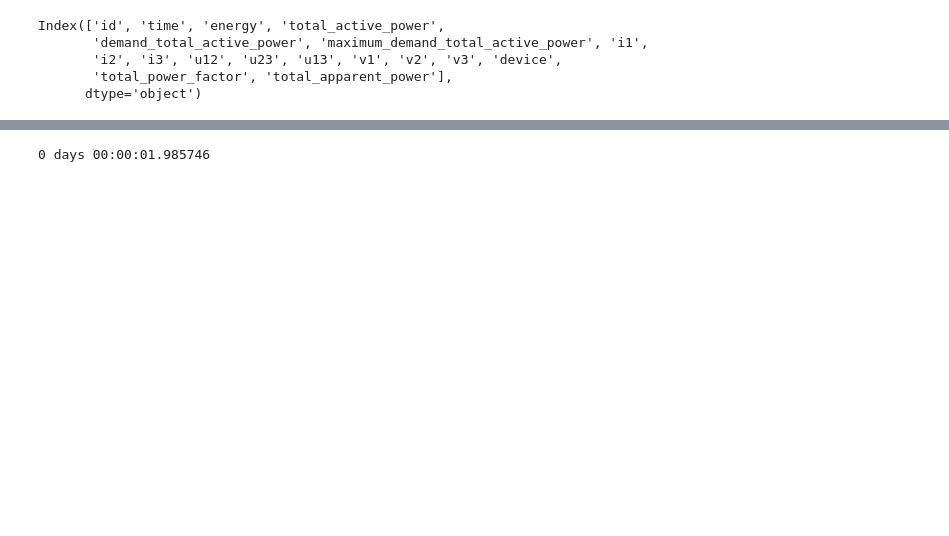
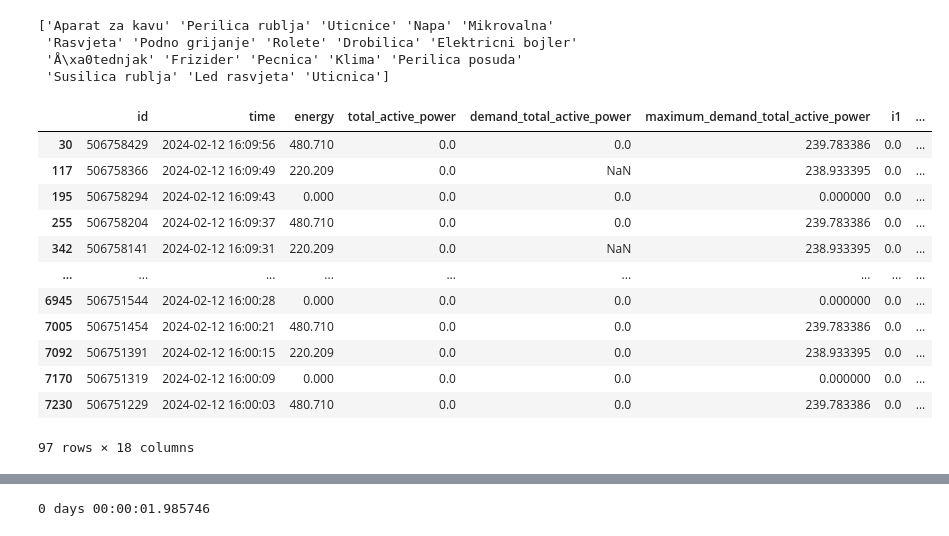
Before and after one commit to mateacvetkovic/Zavrsni-rad, a Jupyter notebook: usporedba/usporedba.ipynb, the cells around one changed output, grey strips where cells are left out. Drawn from its saved outputs; the diff is of its cells as text; code cells hidden in the pictures; blank space fills up the shorter version.

```diff
--- a/usporedba/usporedba.ipynb
+++ b/usporedba/usporedba.ipynb
@@ -9,10 +9,32 @@ df = pd.read_csv(r'postgres_public_measurements_dev.csv', parse_dates=['time'],
 devices = df['device'].unique()
 columns = df.columns
 
-print(columns)
+print(devices)
 # %% [output]
-Index(['id', 'time', 'energy', 'total_active_power',
-       'demand_total_active_power', 'maximum_demand_total_active_power', 'i1',
-       'i2', 'i3', 'u12', 'u23', 'u13', 'v1', 'v2', 'v3', 'device',
-       'total_power_factor', 'total_apparent_power'],
-      dtype='object')
+['Aparat za kavu' 'Perilica rublja' 'Uticnice' 'Napa' 'Mikrovalna'
+ 'Rasvjeta' 'Podno grijanje' 'Rolete' 'Drobilica' 'Elektricni bojler'
+ 'Å\xa0tednjak' 'Frizider' 'Pecnica' 'Klima' 'Perilica posuda'
+ 'Susilica rublja' 'Led rasvjeta' 'Uticnica']
+# %%
+#rasvjeta
+df = pd.read_csv(r'postgres_public_measurements_prod.csv', parse_dates=['time'], encoding='latin1')
+df=df[df['device']=='Aparat za kavu']
+df2 = df['time'].duplicated()
+# %%
+index=[1,2]
+num=9
+df[df['id']%num==index[0]]
+# %% [output]
+|  | id | time | energy | total_active_power | demand_total_active_power | maximum_demand_total_active_power | i1 | ... |
+| 30 | 506758429 | 2024-02-12 16:09:56 | 480.710 | 0.0 | 0.0 | 239.783386 | 0.0 | ... |
+| 117 | 506758366 | 2024-02-12 16:09:49 | 220.209 | 0.0 | NaN | 238.933395 | 0.0 | ... |
+| 195 | 506758294 | 2024-02-12 16:09:43 | 0.000 | 0.0 | 0.0 | 0.000000 | 0.0 | ... |
+| 255 | 506758204 | 2024-02-12 16:09:37 | 480.710 | 0.0 | 0.0 | 239.783386 | 0.0 | ... |
+| 342 | 506758141 | 2024-02-12 16:09:31 | 220.209 | 0.0 | NaN | 238.933395 | 0.0 | ... |
+| ... | ... | ... | ... | ... | ... | ... | ... | ... |
+| 6945 | 506751544 | 2024-02-12 16:00:28 | 0.000 | 0.0 | 0.0 | 0.000000 | 0.0 | ... |
+| 7005 | 506751454 | 2024-02-12 16:00:21 | 480.710 | 0.0 | 0.0 | 239.783386 | 0.0 | ... |
+| 7092 | 506751391 | 2024-02-12 16:00:15 | 220.209 | 0.0 | 0.0 | 238.933395 | 0.0 | ... |
+| 7170 | 506751319 | 2024-02-12 16:00:09 | 0.000 | 0.0 | 0.0 | 0.000000 | 0.0 | ... |
+| 7230 | 506751229 | 2024-02-12 16:00:03 | 480.710 | 0.0 | 0.0 | 239.783386 | 0.0 | ... |
+97 rows × 18 columns
```
Also changed, not shown: parts of 5 cells of this notebook, 18 other files.
